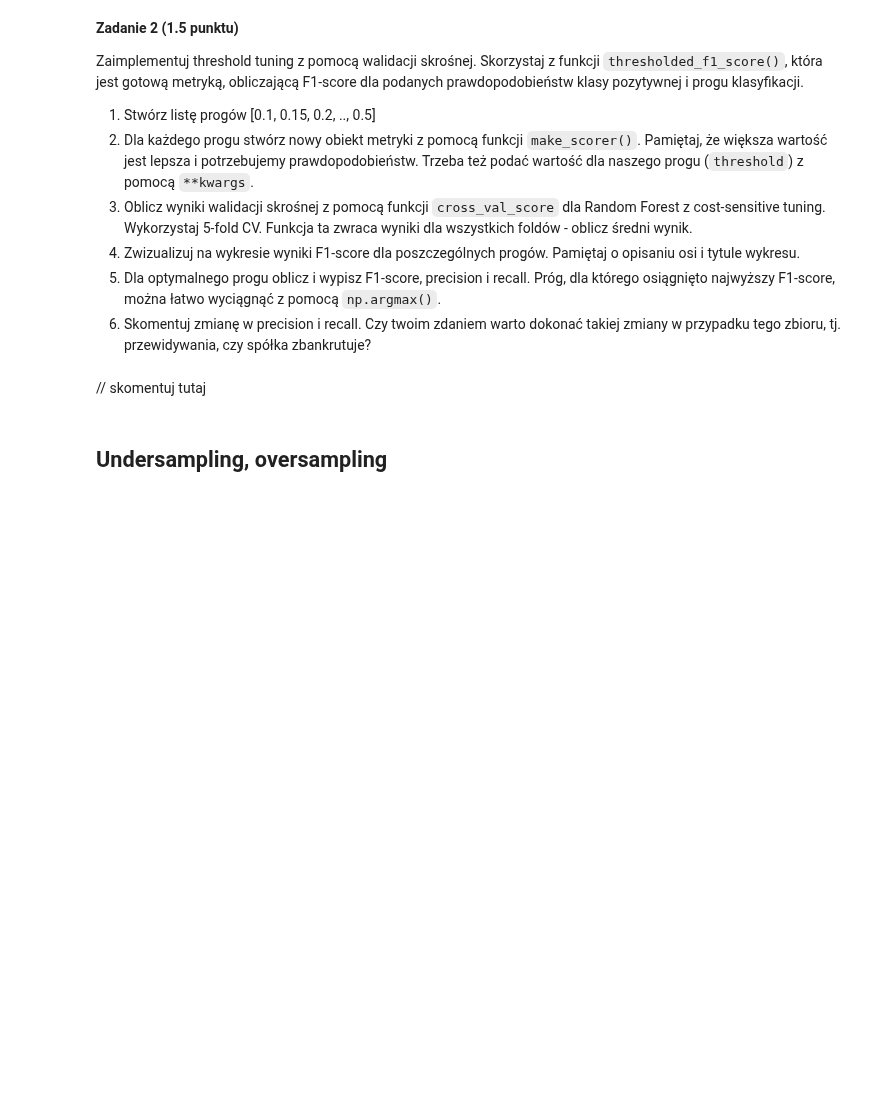
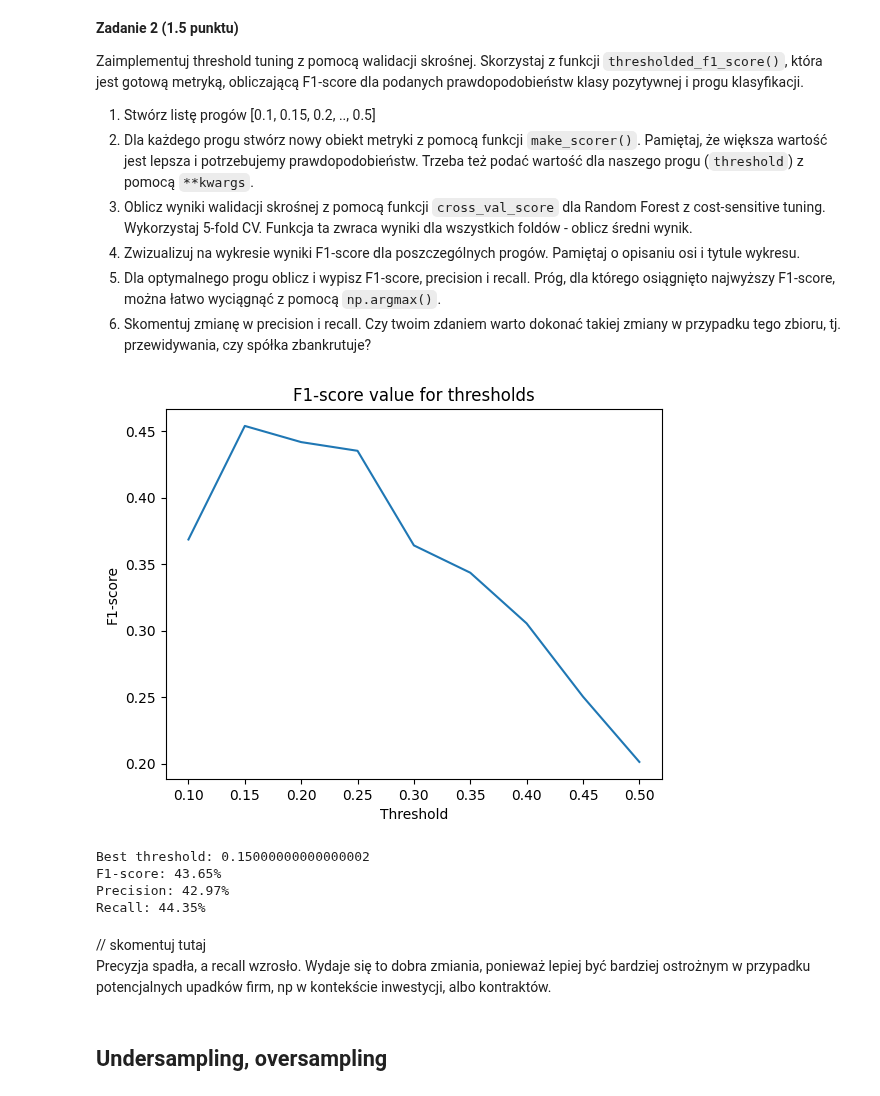
Before and after one commit to mpodmokly/podstawy-uczenia-maszynowego-24-25, a Jupyter notebook: lab5/notebook.ipynb, the cells around one changed output. Drawn from its saved outputs; the diff is of its cells as text; code cells hidden in the pictures; blank space fills up the shorter version.

Commit message:
cost-sensitive learning & threshold tuning

```diff
--- a/lab5/notebook.ipynb
+++ b/lab5/notebook.ipynb
@@ -72,7 +72,7 @@ from sklearn.impute import SimpleImputer
 from sklearn.preprocessing import StandardScaler
 
 
-X_train, X_test, y_train, t_test = train_test_split(df, y, test_size=0.25, stratify=y, random_state=0)
+X_train, X_test, y_train, y_test = train_test_split(df, y, test_size=0.25, stratify=y, random_state=0)
 pipeline = make_pipeline(
     SimpleImputer(strategy="mean"),
     StandardScaler()
@@ -164,8 +178,47 @@ Zaimplementuj threshold tuning z pomocą walidacji skrośnej. Skorzystaj z funkc
 def thresholded_f1_score(y_true, y_score, threshold: float, **kwargs) -> float:
     y_pred = y_score >= threshold
     return f1_score(y_true, y_pred, **kwargs)
-# %% [markdown]
-// skomentuj tutaj
+# %%
+import numpy as np
+from sklearn.metrics import make_scorer
+from sklearn.model_selection import cross_val_score
+
+
+thresholds = np.linspace(0.1, 0.5, 9)
+scores = []
+
+for th in thresholds:
+    threshold_score = make_scorer(thresholded_f1_score, threshold=th, greater_is_better=True, response_method="predict_proba")
+    score_val = cross_val_score(clf_rf_csl, X_train, y_train, cv=5, scoring=threshold_score, n_jobs=-1)
+    scores.append(np.mean(score_val))
+# %%
+plt.plot(thresholds, scores)
+plt.xlabel("Threshold")
+plt.ylabel("F1-score")
+plt.title("F1-score value for thresholds")
+plt.show()
+# %% [output]
+[figure, added]
+# %%
+best_threshold = thresholds[np.argmax(scores)]
+y_pred = y_pred_score >= best_threshold
+
+f1 = f1_score(y_test, y_pred)
+precision = precision_score(y_test, y_pred)
+recall = recall_score(y_test, y_pred)
+
+print(f"Best threshold: {best_threshold}")
+print(f"F1-score: {np.round(f1 * 100, 2)}%")
+print(f"Precision: {np.round(precision * 100, 2)}%")
+print(f"Recall: {np.round(recall * 100, 2)}%")
+# %% [output]
+Best threshold: 0.15000000000000002
+F1-score: 43.65%
+Precision: 42.97%
+Recall: 44.35%
+# %% [markdown]
+// skomentuj tutaj<br>
+Precyzja spadła, a recall wzrosło. Wydaje się to dobra zmiania, ponieważ lepiej być bardziej ostrożnym w przypadku potencjalnych upadków firm, np w kontekście inwestycji, albo kontraktów.
 # %% [markdown]
 ## Undersampling, oversampling
 # %% [markdown]
```
Also changed, not shown: parts of 3 cells of this notebook.
